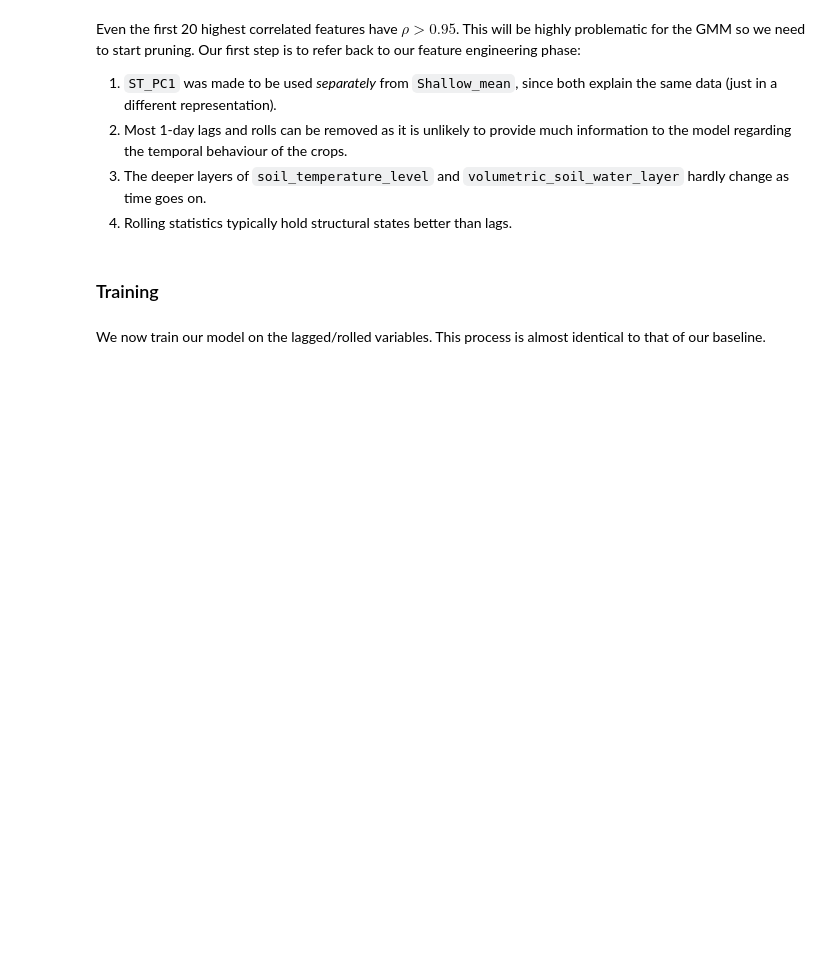
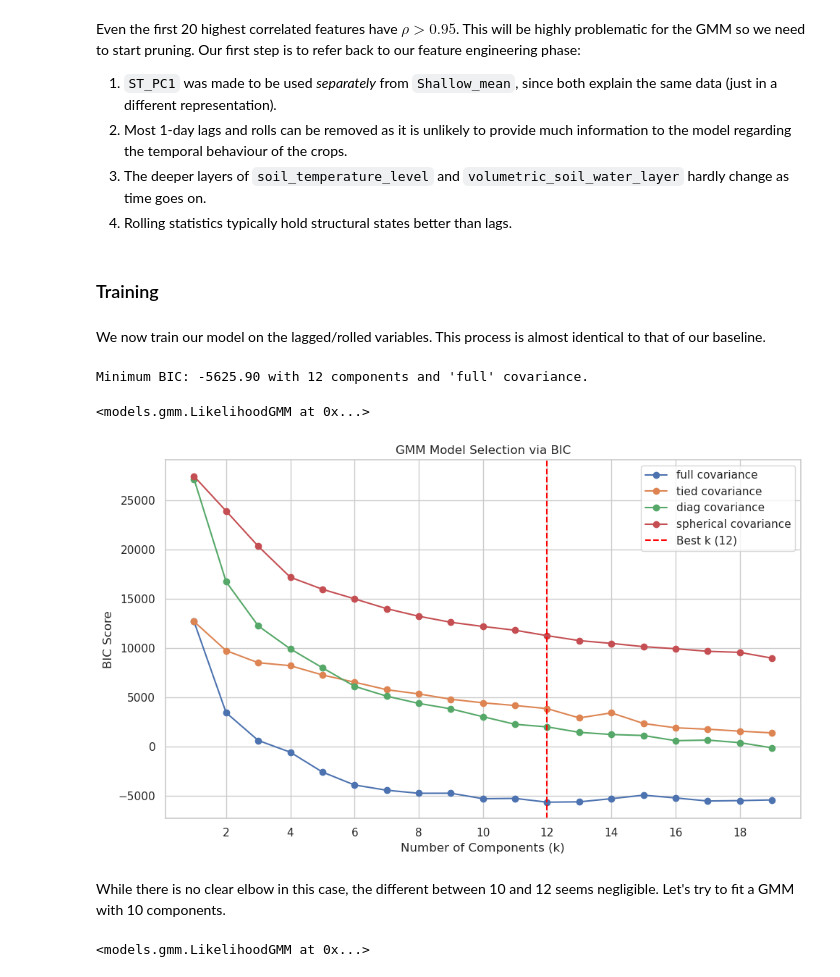
Before and after one commit to asembreek/fieldlens, a Jupyter notebook: notebooks/4. Gaussian Mixture Model.ipynb, the cells around one changed output. Cells and saved outputs as stored; diff of their text form; code cells hidden in the pictures; blank space fills up the shorter version.

Commit message:
Modify anomaly GMM notebook. Bug fix in dataset builder.

```diff
--- a/notebooks/4. Gaussian Mixture Model.ipynb
+++ b/notebooks/4. Gaussian Mixture Model.ipynb
@@ -351,3 +445,49 @@ Even the first 20 highest correlated features have $\rho>0.95$. This will be hig
 ### Training
 # %% [markdown]
 We now train our model on the lagged/rolled variables. This process is almost identical to that of our baseline.
+# %%
+train_mask = norm_df["Ag_year"] < 2022
+test_mask = norm_df["Ag_year"] >= 2022
+passthrough_cols = ["doy_sin", "doy_cos"]
+drop_cols = ["Timestamp", "shifted_doy", "doy", "GDD", "in_season", "Ag_year"]
+
+scaler_splitter = DatasetScalerSplitter(
+    train_mask=train_mask,
+    test_mask=test_mask,
+    passthrough_cols=passthrough_cols,
+    drop_cols=drop_cols
+)
+
+scaler_splitter.fit(norm_df)
+
+X_train_df, X_test_df = scaler_splitter.train_test_split_transform(norm_df)
+X_anom_df = scaler_splitter.transform(anom_df)
+
+gmm_rolled = LikelihoodGMM(
+    n_components=17,
+    covariance_type='full',
+    reg_covar=1e-03,
+    n_init=10
+)
+components = range(1, 20)
+gmm_rolled.cv_fit(X_train_df, components)
+# %% [output]
+Minimum BIC: -5625.90 with 12 components and 'full' covariance.
+<models.gmm.LikelihoodGMM at 0x...>
+# %%
+gmm_rolled.plot_bic_curve()
+# %% [output]
+[figure, added]
+# %% [markdown]
+While there is no clear elbow in this case, the different between 10 and 12 seems negligible. Let's try to fit a GMM with 10 components.
+# %%
+elbow_gmm_rolled = LikelihoodGMM(
+    n_components=8,
+    covariance_type='full',
+    reg_covar=1e-03,
+    n_init=10
+)
+
+elbow_gmm_rolled.fit(X_train_df)
+# %% [output]
+<models.gmm.LikelihoodGMM at 0x...>
```
Also changed, not shown: parts of 19 cells of this notebook, 5 other files.
